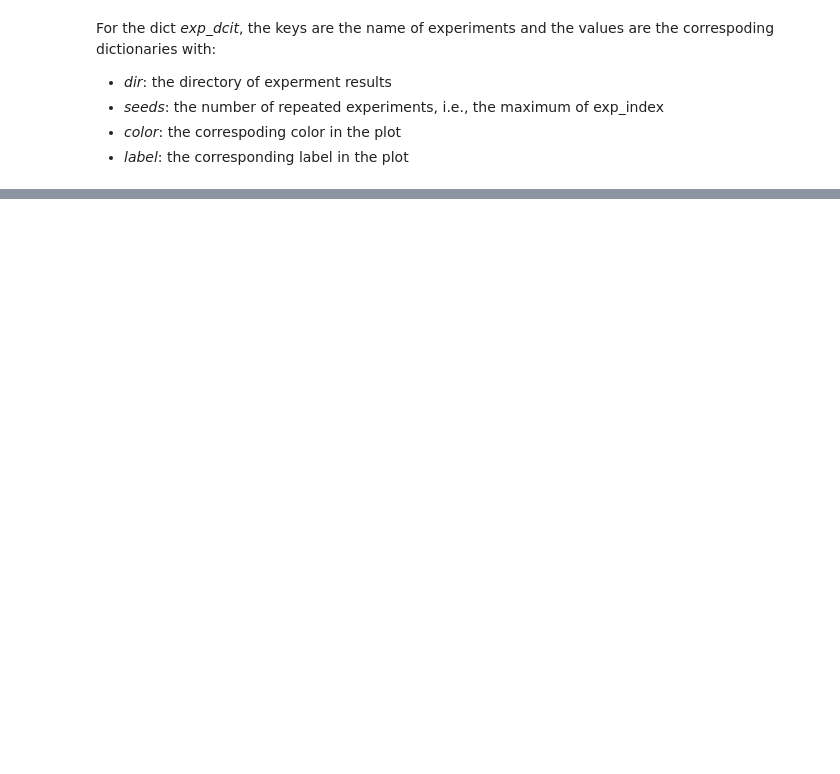
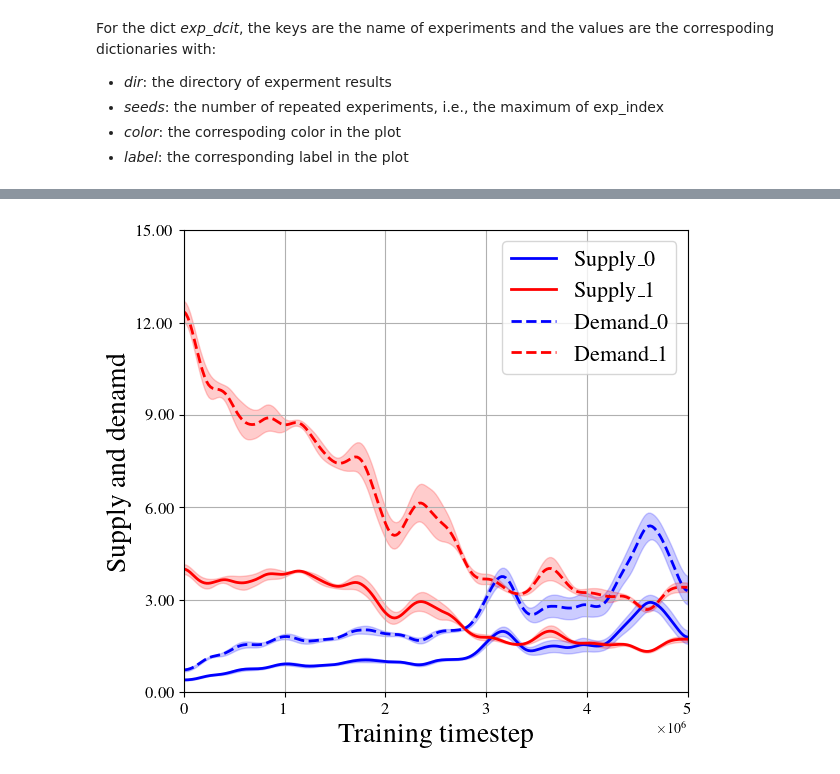
Before and after one commit to Yuancheng-Xu/ELBERT, a Jupyter notebook: plot/plot.ipynb, the cells around one changed output, grey strips where cells are left out. Drawn from its saved outputs; the diff is of its cells as text; code cells hidden in the pictures; blank space fills up the shorter version.

```diff
--- a/plot/plot.ipynb
+++ b/plot/plot.ipynb
@@ -33,0 +42,4 @@ fig = load_and_plot_rb(exp_dict, rewards_ylim=[-5.5, -2], bias_ylim=[0, 0.4], xl
+# %%
+fig_supply_demand_plot = load_and_plot_sd(exp_dict, exp_name='ELBERT', xlim=[0, 5e6], ylim=[0, 15], timesteps=245, legend_loc='upper right')
+# %% [output]
+[figure, added]
```
Also changed, not shown: parts of 4 cells of this notebook, 1 other file.
